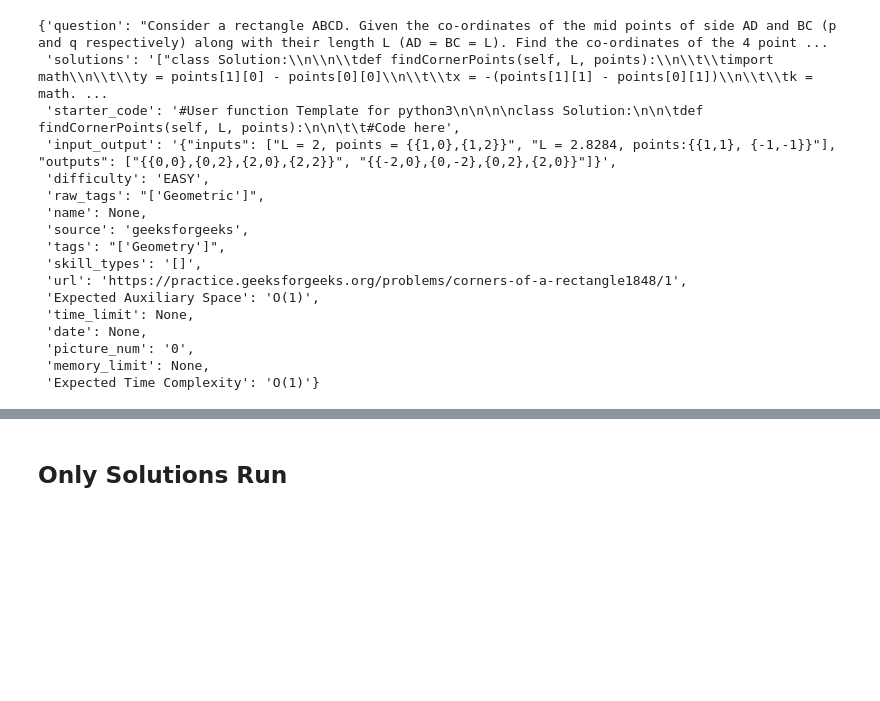
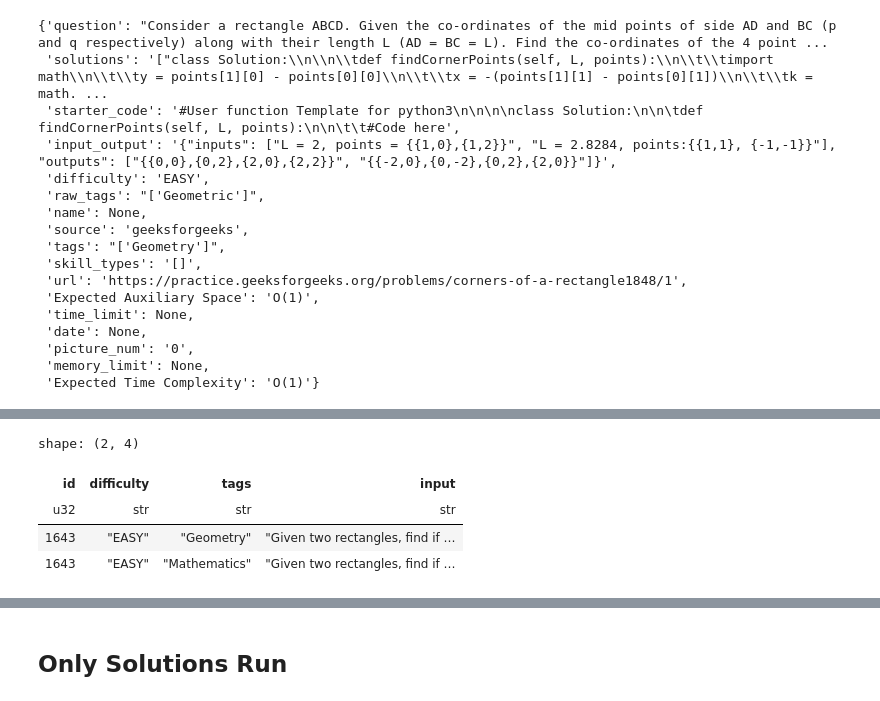
Before and after one commit to CaioRhoden/datamodels-context-reduction, a Jupyter notebook: experiments/run_taco/cherry_pick_context/same_task.ipynb, the cells around one changed output, grey strips where cells are left out. Drawn from its saved outputs; the diff is of its cells as text; code cells hidden in the pictures; blank space fills up the shorter version.

```diff
--- a/experiments/run_taco/cherry_pick_context/same_task.ipynb
+++ b/experiments/run_taco/cherry_pick_context/same_task.ipynb
@@ -224,0 +261,9 @@ train_dict[10237]
+# %%
+selected_ids = [21825, 10745, 1643, 4661]
+train.filter(pl.col("id") == 1643)
+# %% [output]
+shape: (2, 4)
+| id | difficulty | tags | input |
+| u32 | str | str | str |
+| 1643 | "EASY" | "Geometry" | "Given two rectangles, find if … |
+| 1643 | "EASY" | "Mathematics" | "Given two rectangles, find if … |
```
Also changed, not shown: parts of 17 cells of this notebook, 5 other files.
